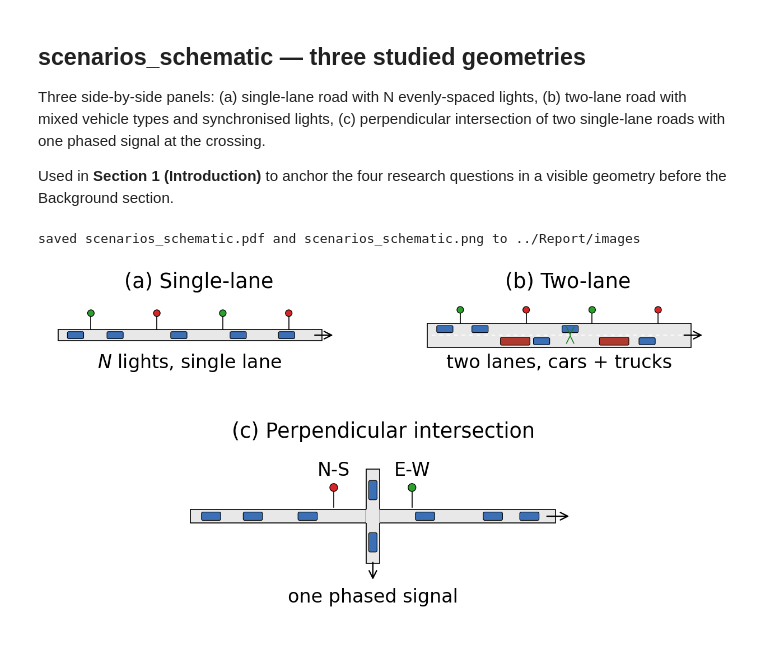
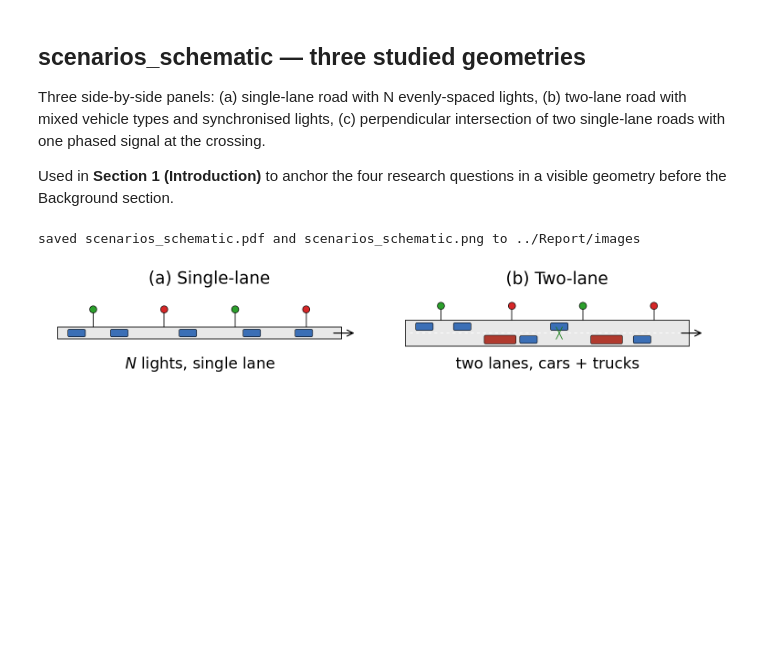
Before and after one commit to Bakri1851/Mathematical-Modelling-II-CW2-Code, a Jupyter notebook: Bakri/notebooks/report_schematics.ipynb, the cells around one changed output. Drawn from its saved outputs; the diff is of its cells as text; code cells hidden in the pictures; blank space fills up the shorter version.

```diff
--- a/Bakri/notebooks/report_schematics.ipynb
+++ b/Bakri/notebooks/report_schematics.ipynb
@@ -88,11 +88,11 @@ def draw_light(ax, x, y, color):
     ax.add_patch(Circle((x, y), 0.15, facecolor=color,
                         edgecolor="black", linewidth=0.8, zorder=5))
 # %%
-fig = plt.figure(figsize=(13, 6.5))
-gs = fig.add_gridspec(2, 2, height_ratios=[1.0, 1.6], hspace=0.3)
+fig = plt.figure(figsize=(13, 4.0))
+gs = fig.add_gridspec(1, 2)
 ax_a = fig.add_subplot(gs[0, 0])
 ax_b = fig.add_subplot(gs[0, 1])
-ax_c = fig.add_subplot(gs[1, :])
+# ax_c = fig.add_subplot(gs[1, :])  # intersection panel deferred — flip `if False` below to `if True` and restore (2, 2) gridspec to bring back
 
 L = 12.0
 N_LIGHTS = 4
@@ -123,65 +123,66 @@ for (cx, lane_y) in [(0.8, 0.275), (2.4, 0.275), (5.2, -0.275),
     draw_car(ax, cx, lane_y)
 draw_truck(ax, 4.0, -0.275)
 draw_truck(ax, 8.5, -0.275)
 ax.annotate("", xy=(6.5, 0.10), xytext=(6.5, -0.10),
             arrowprops=dict(arrowstyle="<->", lw=1.0,
                             color="#1a7e1a"))
 for i in range(N_LIGHTS):
     lx = (i + 0.5) * L / N_LIGHTS
     ax.plot([lx, lx], [0.55, 1.0], color="black", linewidth=1.0)
     draw_light(ax, lx, 1.15, color=GREEN if i % 2 == 0 else RED)
 ax.annotate("", xy=(L + 0.6, 0), xytext=(L - 0.4, 0),
             arrowprops=dict(arrowstyle="->", lw=1.4))
 ax.text(L / 2, -1.5, "two lanes, cars + trucks", ha="center")
 ax.set_xlim(-0.6, L + 1.4)
 ax.set_ylim(-2.6, 1.9)
 ax.set_aspect("equal")
 ax.set_axis_off()
 ax.set_title("(b) Two-lane")
 
 # - (c) perpendicular intersection (bottom row, full width) -
 # Lights are spread further from the crossing (~1.5 data units each
 # side) so the E-W and N-S labels above them don't overlap at body
 # font size. Vertical cars sit at y=+/-1.0 to leave a clear gap for
 # the south-bound arrow tail.
-ax = ax_c
-L_h = 14.0
-cx_int = L_h / 2
-cy_int = 0
-v_half = 1.8
-draw_road_h(ax, 0, L_h, cy_int, n_lanes=1)
-draw_road_v(ax, -v_half, v_half, cx_int)
-ax.add_patch(Rectangle((cx_int - 0.25, cy_int - 0.25), 0.5, 0.5,
-                       facecolor=ROAD, edgecolor="none", zorder=3))
-for cx in [0.8, 2.4, 4.5, 9.0, 11.6, 13.0]:
-    draw_car(ax, cx, 0)
-for cy in [-1.0, 1.0]:
-    draw_car_v(ax, cx_int, cy)
-# E-W signal (currently green) right of the crossing
-ax.plot([cx_int + 1.5, cx_int + 1.5], [0.35, 0.95],
-        color="black", linewidth=1.0)
-draw_light(ax, cx_int + 1.5, 1.10, color=GREEN)
-ax.text(cx_int + 1.5, 1.55, "E-W", ha="center")
-# N-S signal (currently red) left of the crossing
-ax.plot([cx_int - 1.5, cx_int - 1.5], [0.35, 0.95],
-        color="black", linewidth=1.0)
-draw_light(ax, cx_int - 1.5, 1.10, color=RED)
-ax.text(cx_int - 1.5, 1.55, "N-S", ha="center")
-ax.annotate("", xy=(L_h + 0.6, 0), xytext=(L_h - 0.4, 0),
-            arrowprops=dict(arrowstyle="->", lw=1.4))
-ax.annotate("", xy=(cx_int, -v_half - 0.7),
-            xytext=(cx_int, -v_half + 0.1),
-            arrowprops=dict(arrowstyle="->", lw=1.4))
-ax.text(cx_int, -v_half - 1.5, "one phased signal", ha="center")
-ax.set_xlim(-0.6, L_h + 1.4)
-ax.set_ylim(-v_half - 2.3, v_half + 1.0)
-ax.set_aspect("equal")
-ax.set_axis_off()
-ax.set_title("(c) Perpendicular intersection")
+if False:  # intersection panel deferred — set to True to re-enable, and restore figsize=(13, 6.5), gridspec=(2, 2, height_ratios=[1.0, 1.6], hspace=0.3), and ax_c above
+    ax = ax_c
+    L_h = 14.0
+    cx_int = L_h / 2
+    cy_int = 0
+    v_half = 1.8
+    draw_road_h(ax, 0, L_h, cy_int, n_lanes=1)
+    draw_road_v(ax, -v_half, v_half, cx_int)
+    ax.add_patch(Rectangle((cx_int - 0.25, cy_int - 0.25), 0.5, 0.5,
+                           facecolor=ROAD, edgecolor="none", zorder=3))
+    for cx in [0.8, 2.4, 4.5, 9.0, 11.6, 13.0]:
+        draw_car(ax, cx, 0)
+    for cy in [-1.0, 1.0]:
+        draw_car_v(ax, cx_int, cy)
+    # E-W signal (currently green) right of the crossing
+    ax.plot([cx_int + 1.5, cx_int + 1.5], [0.35, 0.95],
+            color="black", linewidth=1.0)
+    draw_light(ax, cx_int + 1.5, 1.10, color=GREEN)
+    ax.text(cx_int + 1.5, 1.55, "E-W", ha="center")
+    # N-S signal (currently red) left of the crossing
+    ax.plot([cx_int - 1.5, cx_int - 1.5], [0.35, 0.95],
+            color="black", linewidth=1.0)
+    draw_light(ax, cx_int - 1.5, 1.10, color=RED)
+    ax.text(cx_int - 1.5, 1.55, "N-S", ha="center")
+    ax.annotate("", xy=(L_h + 0.6, 0), xytext=(L_h - 0.4, 0),
+                arrowprops=dict(arrowstyle="->", lw=1.4))
+    ax.annotate("", xy=(cx_int, -v_half - 0.7),
+                xytext=(cx_int, -v_half + 0.1),
+                arrowprops=dict(arrowstyle="->", lw=1.4))
+    ax.text(cx_int, -v_half - 1.5, "one phased signal", ha="center")
+    ax.set_xlim(-0.6, L_h + 1.4)
+    ax.set_ylim(-v_half - 2.3, v_half + 1.0)
+    ax.set_aspect("equal")
+    ax.set_axis_off()
+    ax.set_title("(c) Perpendicular intersection")
 
 fig.tight_layout()
 save_fig(fig, "scenarios_schematic")
 plt.show()
 # %% [output]
 saved scenarios_schematic.pdf and scenarios_schematic.png to ../Report/images
-[figure, old version]
+[figure, new version]
```
Also changed, not shown: 24 other files.
